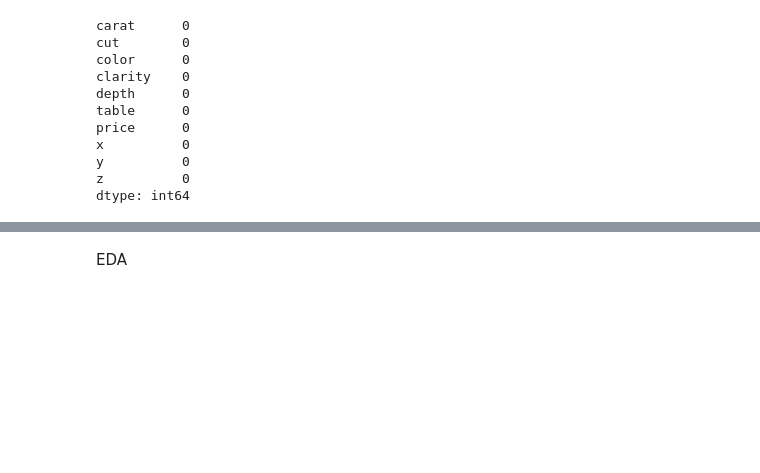
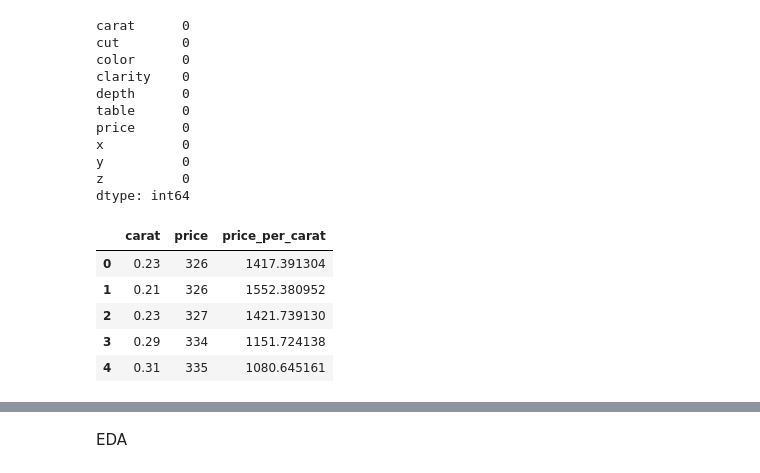
Before and after one commit to YanaOrf/Diamonds_analysis, a Jupyter notebook: Dimonds.ipynb, the cells around one changed output, grey strips where cells are left out. Cells and saved outputs as stored; diff of their text form; code cells hidden in the pictures; blank space fills up the shorter version.

```diff
--- a/Dimonds.ipynb
+++ b/Dimonds.ipynb
@@ -55,0 +68,9 @@ dimonds["price_per_carat"]=dimonds["price"]/dimonds["carat"]
+# %%
+dimonds.loc[(dimonds["carat_label"]=="XS"),["carat","price","price_per_carat"]].head(5)
+# %% [output]
+|  | carat | price | price_per_carat |
+| 0 | 0.23 | 326 | 1417.391304 |
+| 1 | 0.21 | 326 | 1552.380952 |
+| 2 | 0.23 | 327 | 1421.739130 |
+| 3 | 0.29 | 334 | 1151.724138 |
+| 4 | 0.31 | 335 | 1080.645161 |
```
Also changed, not shown: parts of 11 cells of this notebook.
